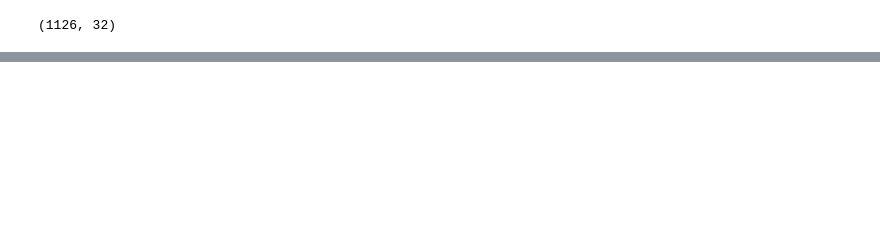
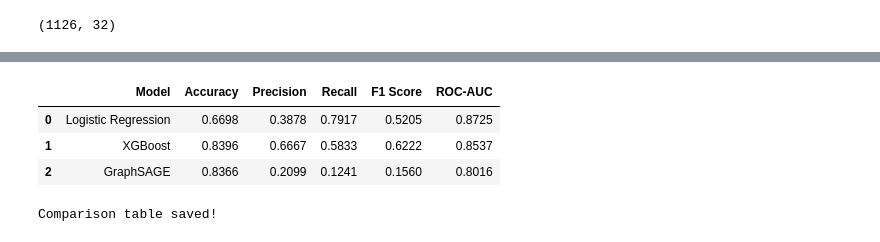
Before and after one commit to riaxoxo17/EvoFinGraph, a Jupyter notebook: notebooks/04_models.ipynb, the cells around one changed output, grey strips where cells are left out. Drawn from its saved outputs; the diff is of its cells as text; code cells hidden in the pictures; blank space fills up the shorter version.

```diff
--- a/notebooks/04_models.ipynb
+++ b/notebooks/04_models.ipynb
@@ -668,0 +739,37 @@ embeddings.shape
+# %%
+def metric_row(name, metric_dict):
+    return {
+        "Model": name,
+        "Accuracy": metric_dict["accuracy"],
+        "Precision": metric_dict["precision"],
+        "Recall": metric_dict["recall"],
+        "F1 Score": metric_dict["f1"],
+        "ROC-AUC": metric_dict["roc_auc"],
+    }
+
+comparison = pd.DataFrame([
+    metric_row("Logistic Regression", metrics),
+    metric_row("XGBoost", xgb_metrics),
+    metric_row("GraphSAGE", graphsage_metrics),
+]).round(4)
+
+comparison
+# %% [output]
+|  | Model | Accuracy | Precision | Recall | F1 Score | ROC-AUC |
+| 0 | Logistic Regression | 0.6698 | 0.3878 | 0.7917 | 0.5205 | 0.8725 |
+| 1 | XGBoost | 0.8396 | 0.6667 | 0.5833 | 0.6222 | 0.8537 |
+| 2 | GraphSAGE | 0.8366 | 0.2099 | 0.1241 | 0.1560 | 0.8016 |
+# %%
+from pathlib import Path
+
+output_dir = Path("../outputs/results")
+output_dir.mkdir(parents=True, exist_ok=True)
+
+comparison.to_csv(
+    output_dir / "model_comparison.csv",
+    index=False,
+)
+
+print("Comparison table saved!")
+# %% [output]
+Comparison table saved!
```
Also changed, not shown: parts of 30 cells of this notebook, 16 other files.
